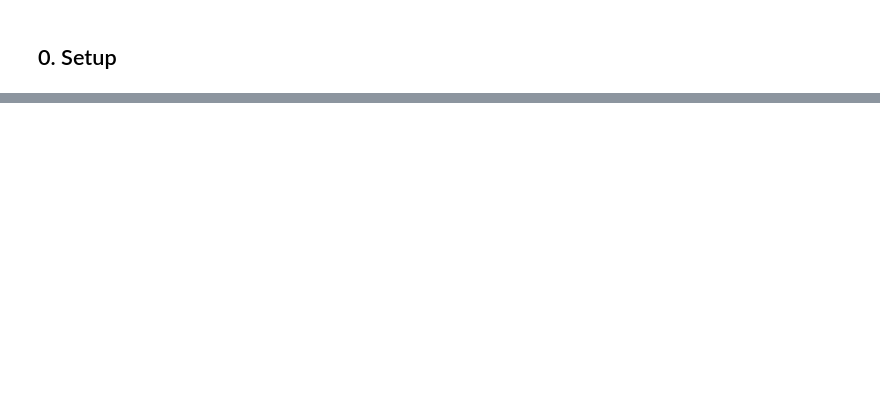
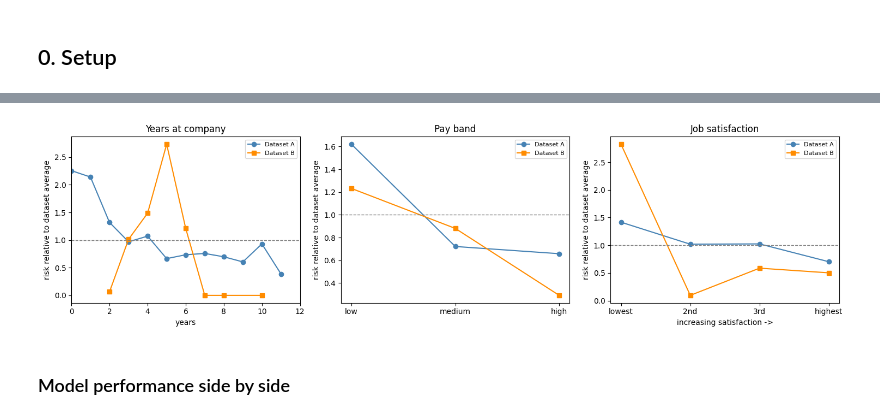
Before and after one commit to rXmk03/hr-attrition-two-datasets, a Jupyter notebook: notebooks/01_analysis.ipynb, the cells around one changed output, grey strips where cells are left out. Drawn from its saved outputs; the diff is of its cells as text; code cells hidden in the pictures; blank space fills up the shorter version.

```diff
--- a/notebooks/01_analysis.ipynb
+++ b/notebooks/01_analysis.ipynb
@@ -109,0 +1011,44 @@ TODO:
+# %%
+fig, axes = plt.subplots(1, 3, figsize=(15, 4))
+
+# --- Tenure at the company: YearsAtCompany vs time_spend_company ---
+a = hr.groupby('YearsAtCompany')['Attrition'].apply(lambda s: (s == 'Yes').mean())
+a_n = hr.groupby('YearsAtCompany').size()
+b = hr2.groupby('time_spend_company')['left'].mean()
+b_n = hr2.groupby('time_spend_company').size()
+
+a = a[a_n >= 30]; b = b[b_n >= 30]   # drop groups too small to read
+
+axes[0].plot(a.index, a.values / base_a, 'o-', label='Dataset A', color='steelblue')
+axes[0].plot(b.index, b.values / base_b, 's-', label='Dataset B', color='darkorange')
+axes[0].set_title('Years at company'); axes[0].set_xlabel('years'); axes[0].set_xlim(0, 12)
+
+# --- Pay: terciles in both, so the bands are comparable ---
+a = hr.groupby(pd.qcut(hr['MonthlyIncome'], 3, labels=['low', 'medium', 'high']),
+               observed=True)['Attrition'].apply(lambda s: (s == 'Yes').mean())
+b = hr2.groupby('salary')['left'].mean().reindex(['low', 'medium', 'high'])
+axes[1].plot(range(3), a.values / base_a, 'o-', label='Dataset A', color='steelblue')
+axes[1].plot(range(3), b.values / base_b, 's-', label='Dataset B', color='darkorange')
+axes[1].set_xticks(range(3)); axes[1].set_xticklabels(['low', 'medium', 'high'])
+axes[1].set_title('Pay band')
+
+# --- Satisfaction: A is 1-4, B is 0-1, so compare as quartiles ---
+a = hr.groupby('JobSatisfaction')['Attrition'].apply(lambda s: (s == 'Yes').mean())
+b = hr2.groupby(pd.qcut(hr2['satisfaction_level'], 4, labels=[1, 2, 3, 4]),
+                observed=True)['left'].mean()
+axes[2].plot(range(4), a.values / base_a, 'o-', label='Dataset A', color='steelblue')
+axes[2].plot(range(4), b.values / base_b, 's-', label='Dataset B', color='darkorange')
+axes[2].set_xticks(range(4)); axes[2].set_xticklabels(['lowest', '2nd', '3rd', 'highest'])
+axes[2].set_title('Job satisfaction'); axes[2].set_xlabel('increasing satisfaction ->')
+
+for ax in axes:
+    ax.axhline(1.0, color='grey', ls='--', lw=1)
+    ax.set_ylabel('risk relative to dataset average'); ax.legend(fontsize=8)
+
+plt.tight_layout()
+plt.savefig(FIGS / "comparison_a_vs_b.png", dpi=150, bbox_inches="tight")
+plt.show()
+# %% [output]
+[figure, added]
+# %% [markdown]
+### Model performance side by side
```
Also changed, not shown: parts of 133 cells of this notebook.
